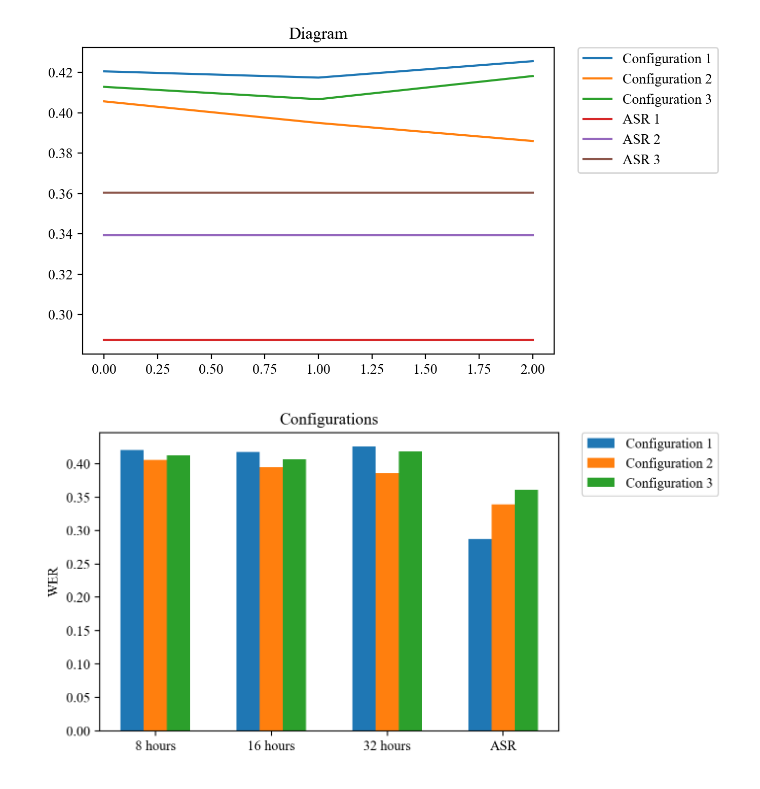
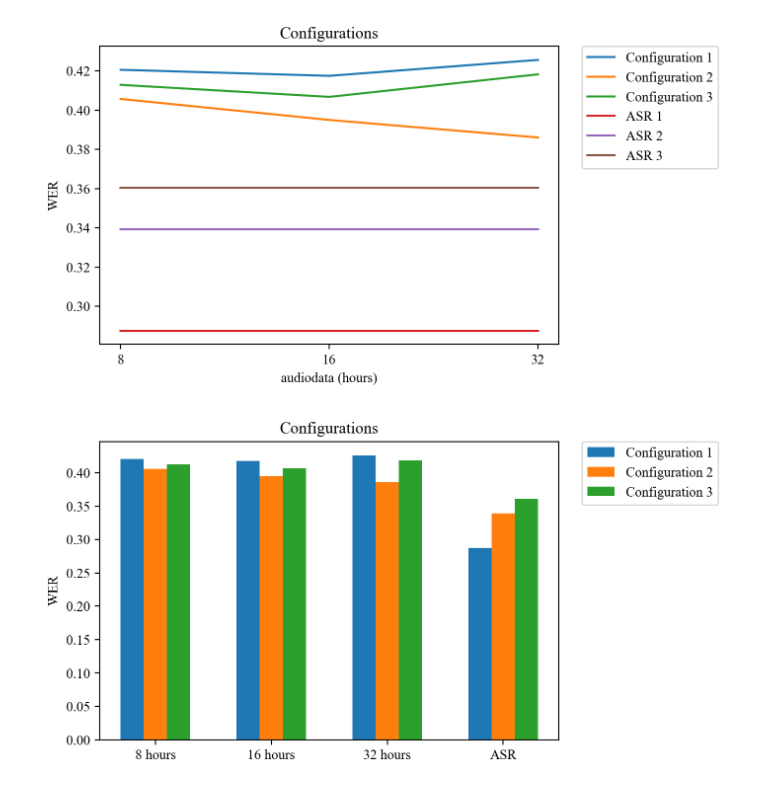
Before and after one commit to Thomaskolb/bsc-thesis, a Jupyter notebook: scripts/results/thesis-results.ipynb, the cells around one changed output. Cells and saved outputs as stored; diff of their text form; code cells hidden in the pictures.

```diff
--- a/scripts/results/thesis-results.ipynb
+++ b/scripts/results/thesis-results.ipynb
@@ -28,35 +28,38 @@ plt.rcParams['savefig.dpi'] = 200
 # config3: [2021-11-15/11-44-06, 2021-11-15/11-45-07, 2021-11-15/13-23-43]
 
 # testset: 'test'
 # normal
 data = {
         'Configuration 1': [0.4205669671663695, 0.41747871716981055, 0.42561384172120553], #0:50:32.936000
         'Configuration 2': [0.4056876739594236, 0.3949950689869304, 0.3860400177398728], #1:06:01.672000
         'Configuration 3': [0.4128892392107573, 0.4067541928500564, 0.41824517531907135], #1:00:00.798000
         'ASR 1': [0.2874460738421658, 0.2874460738421658, 0.2874460738421658],
         'ASR 2': [0.33927041341867675, 0.33927041341867675, 0.33927041341867675],
         'ASR 3': [0.36049485629530365, 0.36049485629530365, 0.36049485629530365]
        }
 
 # testset: 'test'
 # weird: model config1 tested on config2 testset
 data2 = {
         'Configuration 1': [0.48873507856770765, 0.47082425935335026, 0.4809520257377578],
         'Configuration 2': [0.4056876739594236, 0.3949950689869304, 0.3860400177398728],
         'Configuration 3': [0.4128892392107573, 0.4067541928500564, 0.41824517531907135],
         'ASR 1': [0.33927041341867675, 0.33927041341867675, 0.33927041341867675],
         'ASR 2': [0.33927041341867675, 0.33927041341867675, 0.33927041341867675],
         'ASR 3': [0.36049485629530365, 0.36049485629530365, 0.36049485629530365]
        }
 
 fig, ax = plt.subplots()
 for key in data:
     ax.plot(data[key], label=key)
 ax.legend(bbox_to_anchor=(1.05, 1), loc='upper left', borderaxespad=0.)
-plt.title('Diagram')
+plt.title('Configurations')
+plt.xlabel('audiodata (hours)')
+plt.ylabel('WER')
+plt.xticks(list(range(3)), [8, 16, 32])
 plt.show()
 # %% [output]
-[figure, old version]
+[figure, new version]
 # %%
 data = {
         'Configuration 1': [0.4205669671663695, 0.41747871716981055, 0.42561384172120553, 0.2874460738421658], #0:50:32.936000
```
Also changed, not shown: parts of 3 cells of this notebook, 1 other file.
